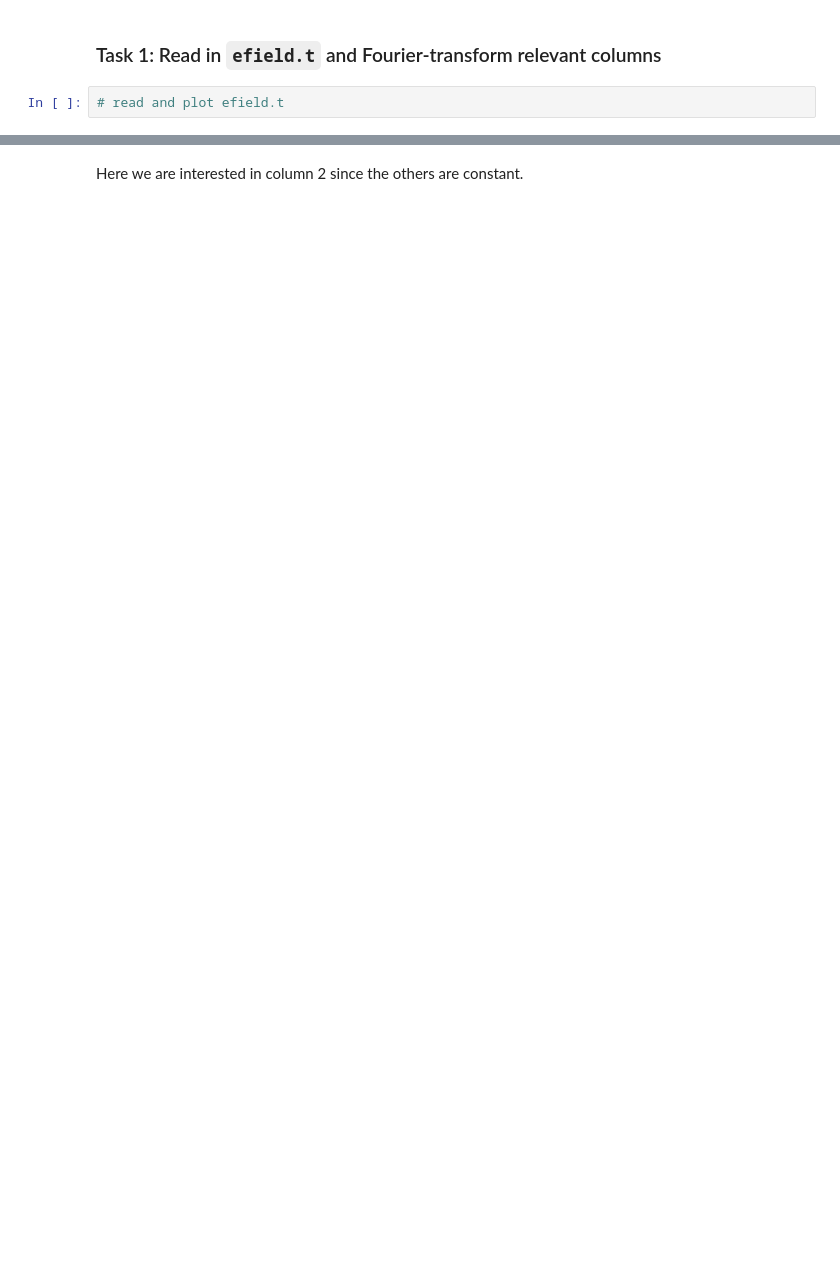
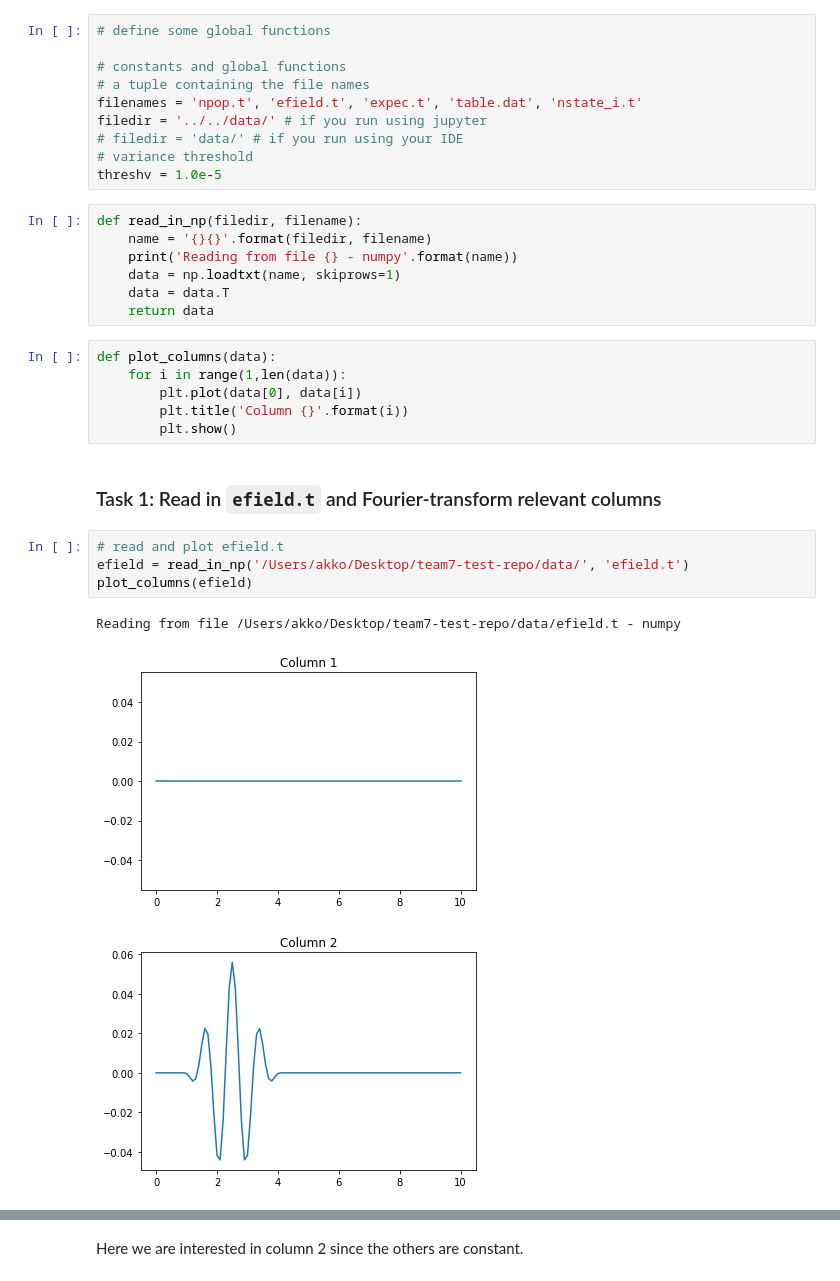
Before and after one commit to lovegreen74/my-test-repo, a Jupyter notebook: src/notebook_unit1.ipynb, the cells around one changed output, grey strips where cells are left out. Saved outputs shown, nothing was run; the diff lists cells and outputs as text; blank space fills up the shorter version.

```diff
--- a/src/notebook_unit1.ipynb
+++ b/src/notebook_unit1.ipynb
@@ -214,4 +305,33 @@ Analyze the data using autocorrelation functions and discrete Fourier transforms
+# %%
+# define some global functions
+
+# constants and global functions
+# a tuple containing the file names
+filenames = 'npop.t', 'efield.t', 'expec.t', 'table.dat', 'nstate_i.t'
+filedir = '../../data/' # if you run using jupyter
+# filedir = 'data/' # if you run using your IDE
+# variance threshold
+threshv = 1.0e-5
+# %%
+def read_in_np(filedir, filename):
+    name = '{}{}'.format(filedir, filename)
+    print('Reading from file {} - numpy'.format(name))
+    data = np.loadtxt(name, skiprows=1)
+    data = data.T
+    return data
+# %%
+def plot_columns(data):
+    for i in range(1,len(data)):
+        plt.plot(data[0], data[i])
+        plt.title('Column {}'.format(i))
+        plt.show()
 # %% [markdown]
 ### Task 1: Read in `efield.t` and Fourier-transform relevant columns
 # %%
 # read and plot efield.t
+efield = read_in_np('/Users/akko/Desktop/team7-test-repo/data/', 'efield.t')
+plot_columns(efield)
+# %% [output]
+Reading from file /Users/akko/Desktop/team7-test-repo/data/efield.t - numpy
+[figure, added]
+[figure, added]
```
Also changed, not shown: parts of 35 cells of this notebook, 6 other files.
